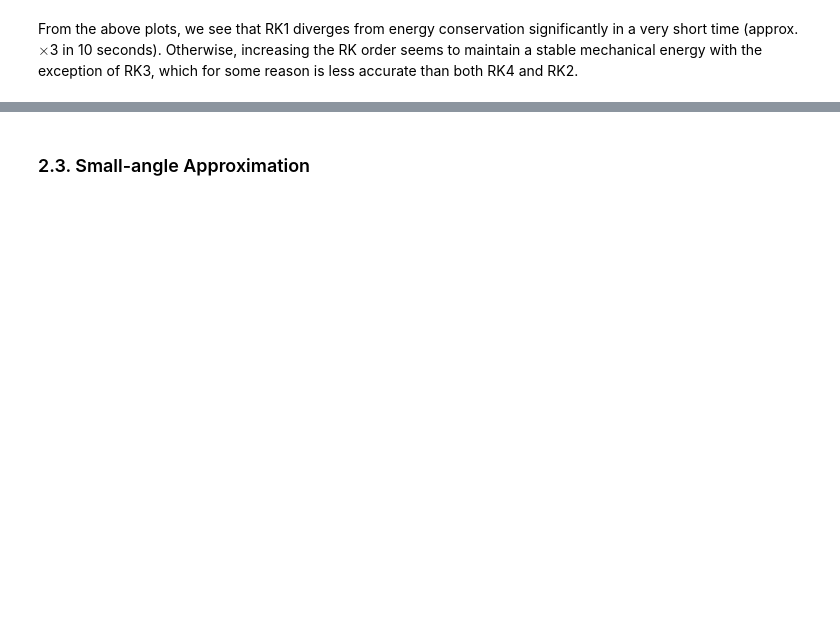
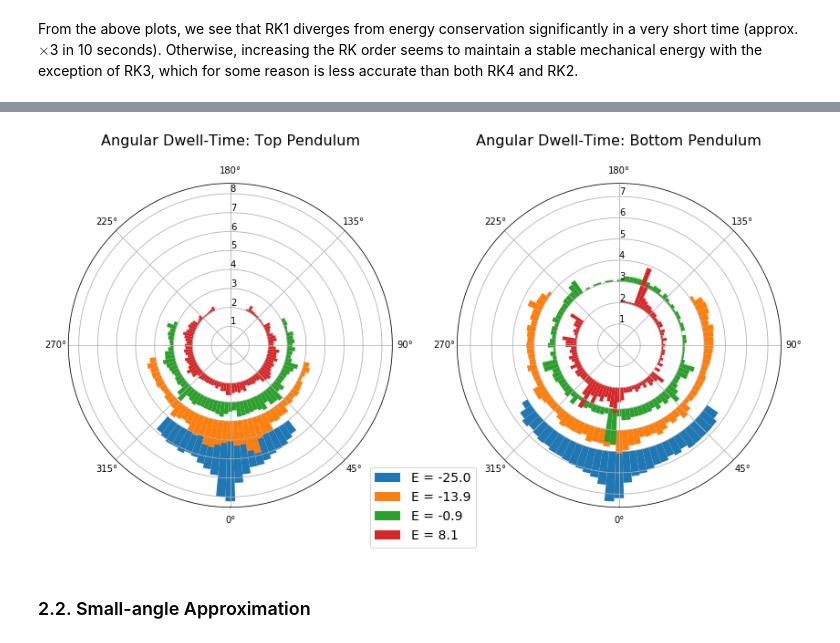
Before and after one commit to MSenani/DoublePendulum, a Jupyter notebook: Double-Pendulum-Analysis.ipynb, the cells around one changed output, grey strips where cells are left out. Saved outputs shown, nothing was run; the diff lists cells and outputs as text; code cells hidden in the pictures; blank space fills up the shorter version.

```diff
--- a/Double-Pendulum-Analysis.ipynb
+++ b/Double-Pendulum-Analysis.ipynb
@@ -894,2 +958,61 @@ print(getEnergy(x[:,0],x[:,1],x[:,0],x[:,1],solve_args)[0])
+# %%
+# Double pendulum ODE
+doublePendulum = (innerPendulum, outerPendulum)
+
+# Prepare polar histogram plot
+fig = plt.figure(figsize = (14,12))
+
+ax1 = fig.add_subplot(121, polar = True, aspect = 'equal')
+ax1.set_title('Angular Dwell-Time: Top Pendulum', fontsize = 16, y = 1.1)
+ax1.set_theta_zero_location('S')
+ax1.set_rlabel_position(180)
+
+ax2  = fig.add_subplot(122, polar = True, aspect = 'equal')
+ax2.set_title('Angular Dwell-Time: Bottom Pendulum', fontsize = 16, y = 1.1)
+ax2.set_theta_zero_location('S')
+ax2.set_rlabel_position(180)
+
+bar_bottoms = list(range(2,n_energies+2))[::-1]
+max_heights = np.ones(n_energies)*2
+# max_heights = list(range(1,n_energies+1))
+# bar_bottoms = np.ones(n_energies)*2
+
+n_circle_bins = 100   # number of bins to segment the circle into
+dtheta = 2*np.pi/n_circle_bins  # angular increment between bins
+
+for i,E in enumerate(energies):
+
+    # Prepare initial conditions for energy E
+    y_0 = np.array([init_cond_top[i,0], init_cond_top[i,1]])
+    z_0 = np.array([theta0_2, omega0_2])
+
+    # Time-evolve the pendulum with energy E
+    y, z = RK4(doublePendulum, y_0, z_0, t, solve_args)
+
+    # Bin the angular positions
+    dwell_times_top, bin_edges_top = np.histogram(y[:,0],
+                                                  bins = n_circle_bins,
+                                                  range = (-np.pi,np.pi),
+                                                  density = True)
+    dwell_times_bottom, bin_edges_bottom  = np.histogram(z[:,0],
+                                                         bins = n_circle_bins,
+                                                         range = (-np.pi,np.pi),
+                                                         density = True)
+
+    # Plot the histogram bars
+    bars_1 = ax1.bar( bin_edges_top[:-1], dwell_times_top*max_heights[i],
+                      width = dtheta, bottom = bar_bottoms[i], alpha = 1,
+                      label = 'E = ' + str(round(E,1))        )
+
+    bars_2 = ax2.bar( bin_edges_bottom[:-1], dwell_times_bottom*max_heights[i],
+                      width = dtheta, bottom = bar_bottoms[i], alpha = 1,
+                      label = 'E = ' + str(round(E,1))        )
+
+ax2.legend(loc = 'center right', bbox_to_anchor = (0.077, 0), fontsize = 14)
+fig.savefig('Angular_Dwell_Times.png')
+
+plt.show()
+# %% [output]
+[figure, added]
 # %% [markdown]
-### 2.3. Small-angle Approximation
+### 2.2. Small-angle Approximation
```
Also changed, not shown: parts of 14 cells of this notebook, 1 other file.
